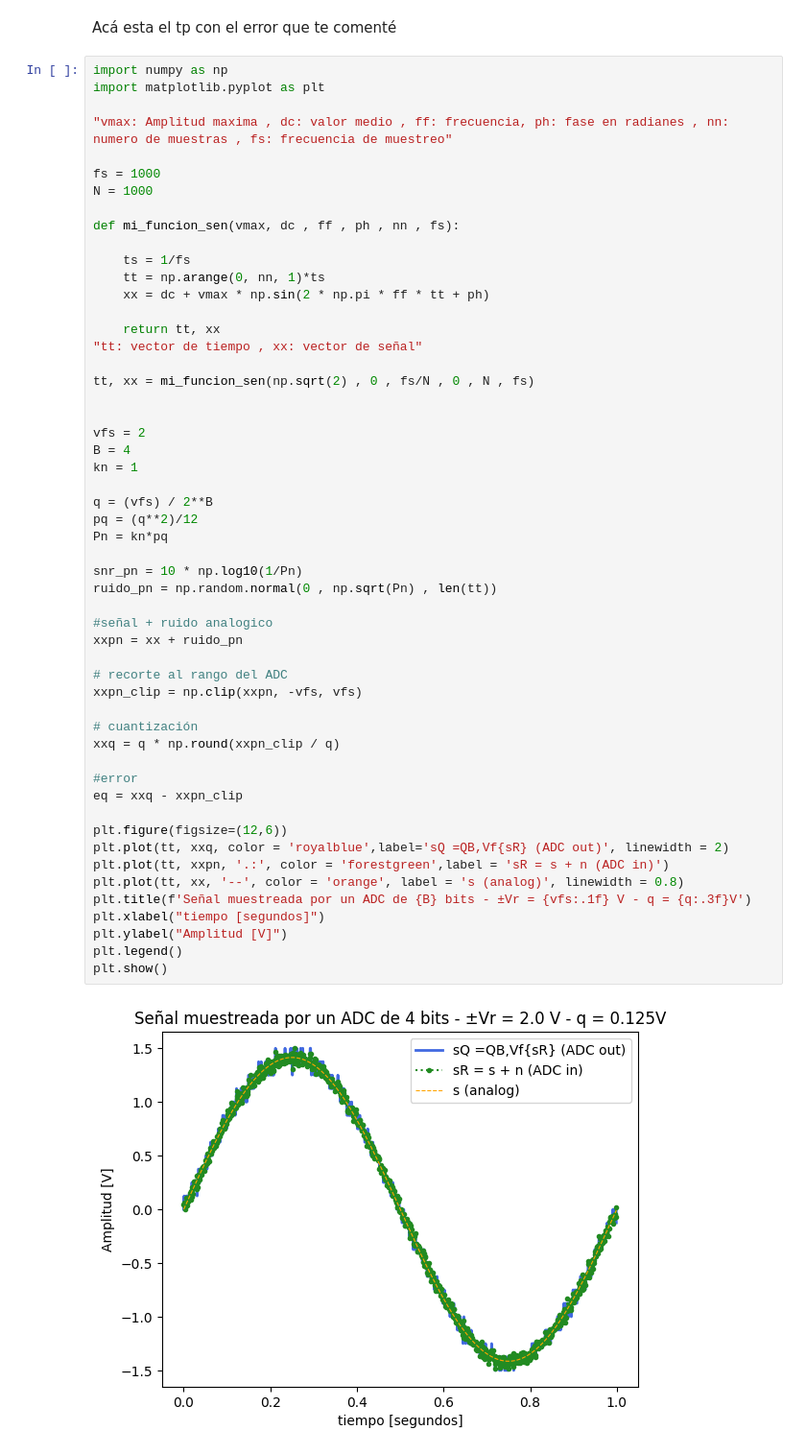
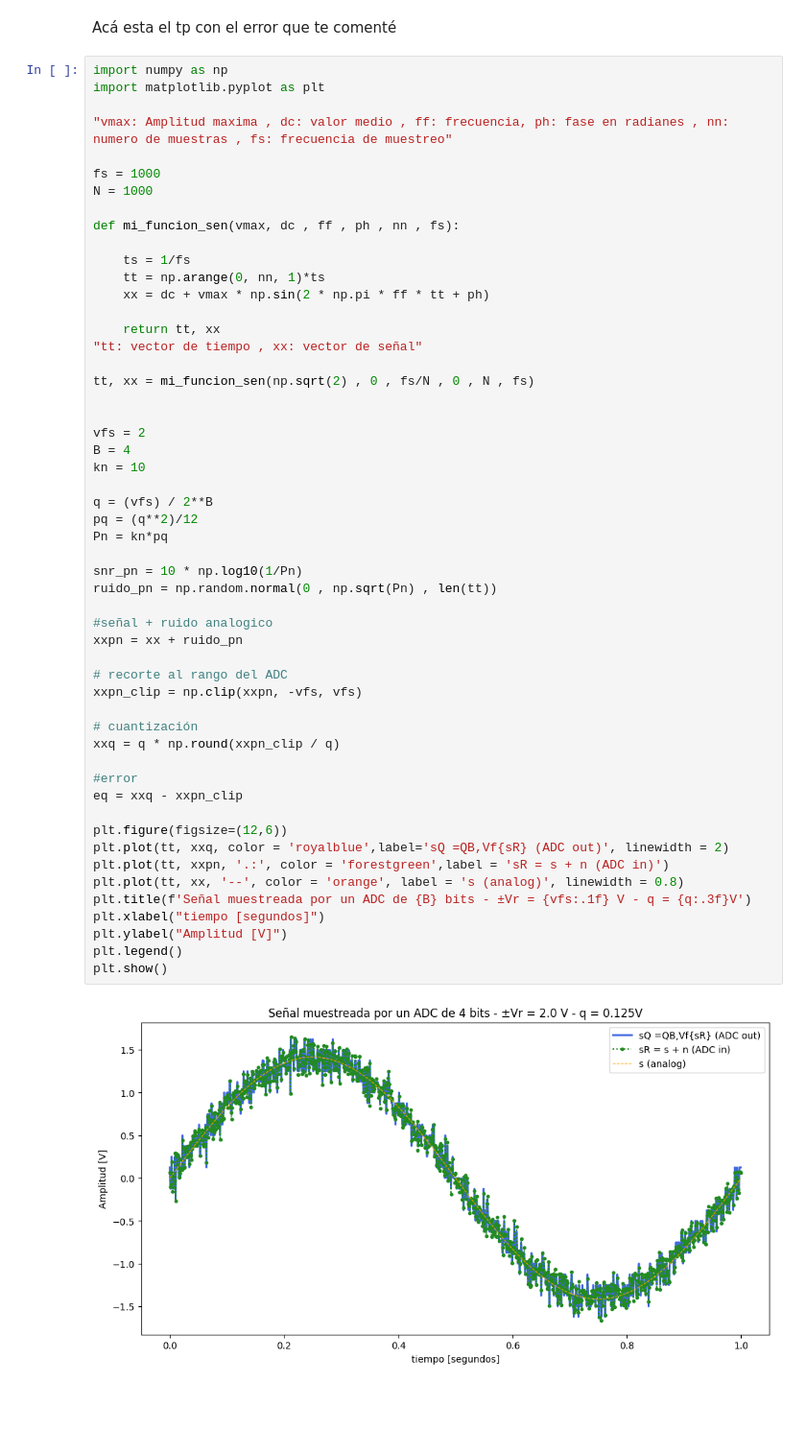
Before and after one commit to SantiagoBoente/APS, a Jupyter notebook: TS2_Santiago_Boente/TP con el error.ipynb, the cells around one changed output. Shown at 96% size. Drawn from its saved outputs; the diff is of its cells as text; blank space fills up the shorter version.

```diff
--- a/TS2_Santiago_Boente/TP con el error.ipynb
+++ b/TS2_Santiago_Boente/TP con el error.ipynb
@@ -23,38 +23,38 @@ tt, xx = mi_funcion_sen(np.sqrt(2) , 0 , fs/N , 0 , N , fs)
 
 vfs = 2
 B = 4
-kn = 1
+kn = 10
 
 q = (vfs) / 2**B
 pq = (q**2)/12
 Pn = kn*pq
 
 snr_pn = 10 * np.log10(1/Pn)
 ruido_pn = np.random.normal(0 , np.sqrt(Pn) , len(tt))
 
 #señal + ruido analogico
 xxpn = xx + ruido_pn
 
 # recorte al rango del ADC
 xxpn_clip = np.clip(xxpn, -vfs, vfs)
 
 # cuantización
 xxq = q * np.round(xxpn_clip / q)
 
 #error
 eq = xxq - xxpn_clip
 
 plt.figure(figsize=(12,6))
 plt.plot(tt, xxq, color = 'royalblue',label='sQ =QB,Vf{sR} (ADC out)', linewidth = 2)
 plt.plot(tt, xxpn, '.:', color = 'forestgreen',label = 'sR = s + n (ADC in)')
 plt.plot(tt, xx, '--', color = 'orange', label = 's (analog)', linewidth = 0.8)
 plt.title(f'Señal muestreada por un ADC de {B} bits - ±Vr = {vfs:.1f} V - q = {q:.3f}V')
 plt.xlabel("tiempo [segundos]")
 plt.ylabel("Amplitud [V]")
 plt.legend()
 plt.show()
 # %% [output]
-[figure, old version]
+[figure, new version]
 # %%
 
 #Espectro de potencia
```
Also changed, not shown: parts of 2 cells of this notebook.
